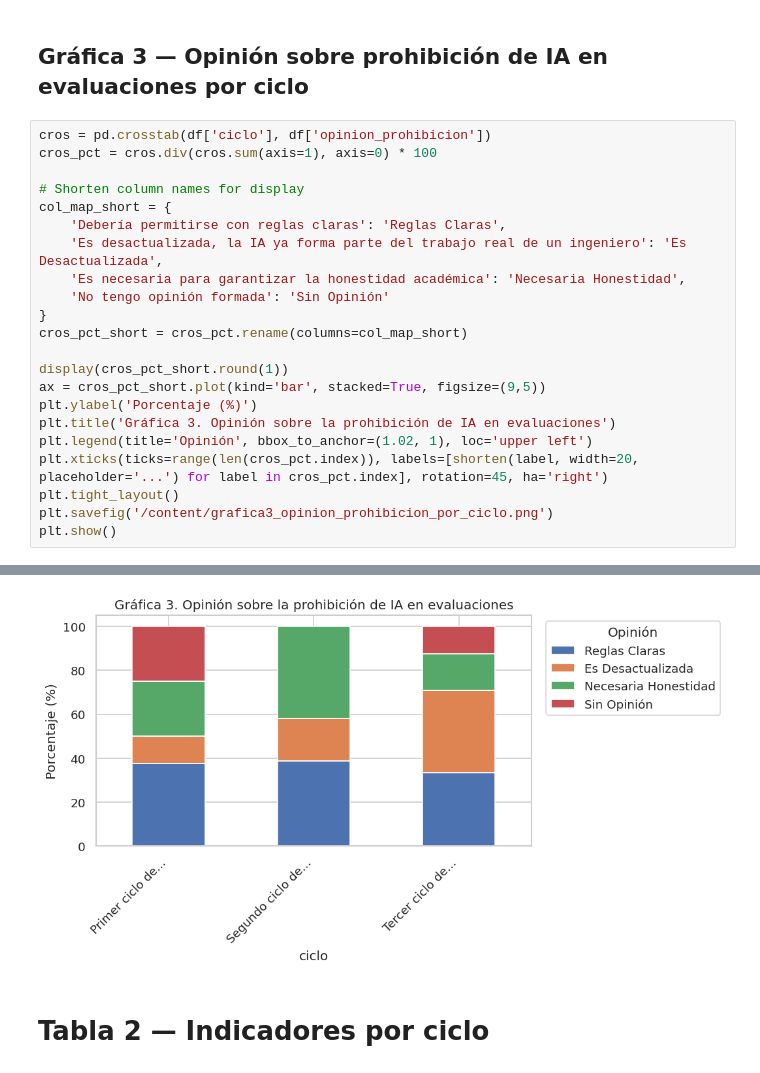
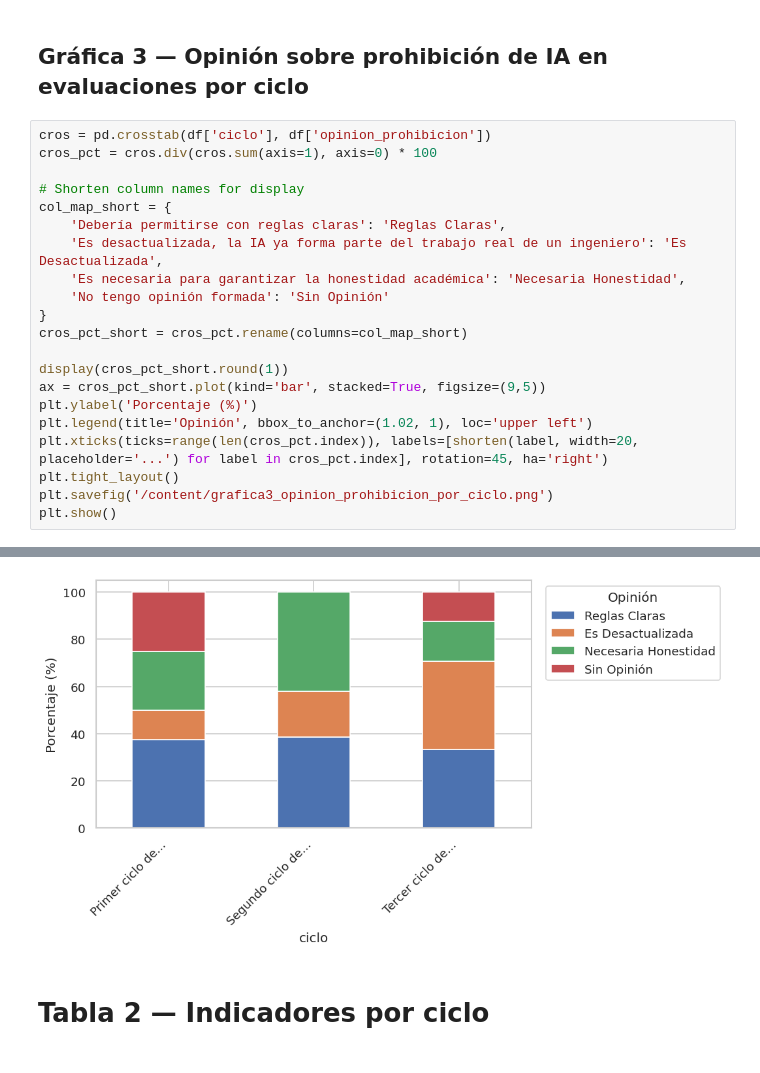
Before and after one commit to chriosch/CEINN-2025, a Jupyter notebook: analisis_encuesta.ipynb, the cells around one changed output, grey strips where cells are left out. Saved outputs shown, nothing was run; the diff lists cells and outputs as text.

```diff
--- a/analisis_encuesta.ipynb
+++ b/analisis_encuesta.ipynb
@@ -160,32 +159,31 @@ plt.show()
 # %%
 cros = pd.crosstab(df['ciclo'], df['opinion_prohibicion'])
 cros_pct = cros.div(cros.sum(axis=1), axis=0) * 100
 
 # Shorten column names for display
 col_map_short = {
     'Debería permitirse con reglas claras': 'Reglas Claras',
     'Es desactualizada, la IA ya forma parte del trabajo real de un ingeniero': 'Es Desactualizada',
     'Es necesaria para garantizar la honestidad académica': 'Necesaria Honestidad',
     'No tengo opinión formada': 'Sin Opinión'
 }
 cros_pct_short = cros_pct.rename(columns=col_map_short)
 
 display(cros_pct_short.round(1))
 ax = cros_pct_short.plot(kind='bar', stacked=True, figsize=(9,5))
 plt.ylabel('Porcentaje (%)')
-plt.title('Gráfica 3. Opinión sobre la prohibición de IA en evaluaciones')
 plt.legend(title='Opinión', bbox_to_anchor=(1.02, 1), loc='upper left')
 plt.xticks(ticks=range(len(cros_pct.index)), labels=[shorten(label, width=20, placeholder='...') for label in cros_pct.index], rotation=45, ha='right')
 plt.tight_layout()
 plt.savefig('/content/grafica3_opinion_prohibicion_por_ciclo.png')
 plt.show()
 # %% [output]
 | opinion_prohibicion | Reglas Claras | Es Desactualizada | Necesaria Honestidad | Sin Opinión |
 | ciclo |  |  |  |  |
 | Primer ciclo de formación (1-3 cu... | 37.5 | 12.5 | 25.0 | 25.0 |
 | Segundo ciclo de formación (4-6 c... | 38.7 | 19.4 | 41.9 | 0.0 |
 | Tercer ciclo de formación (7-9 cu... | 33.3 | 37.5 | 16.7 | 12.5 |
-[figure, old version]
+[figure, new version]
 # %% [markdown]
 # Tabla 2 — Indicadores por ciclo
 # %%
```
Also changed, not shown: parts of 2 cells of this notebook.
